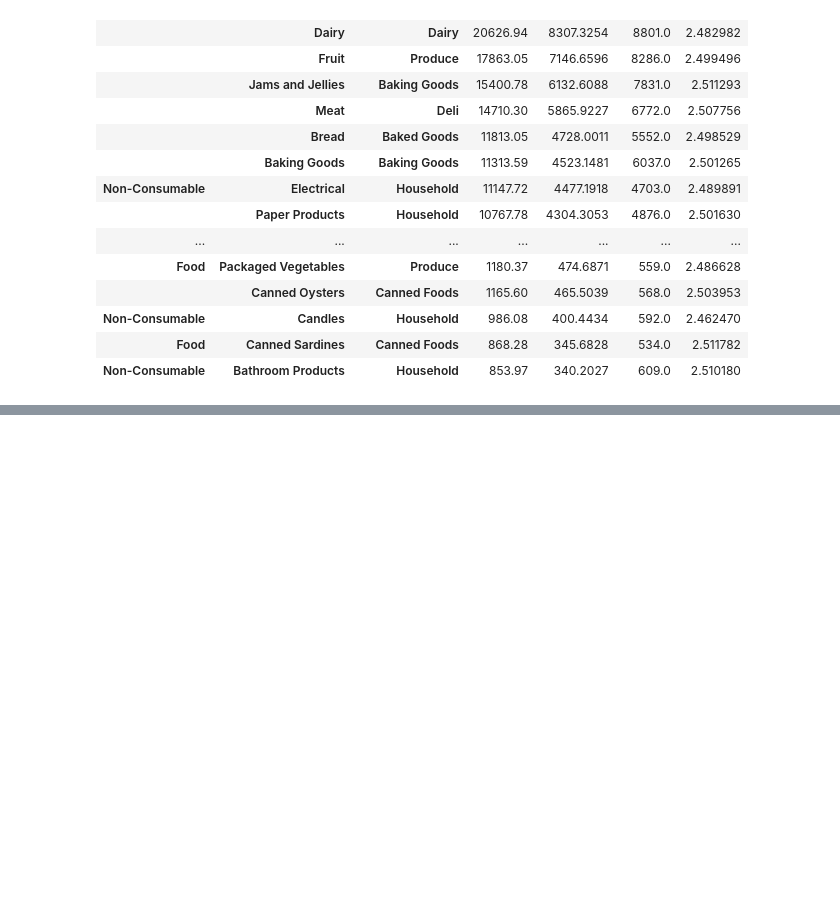
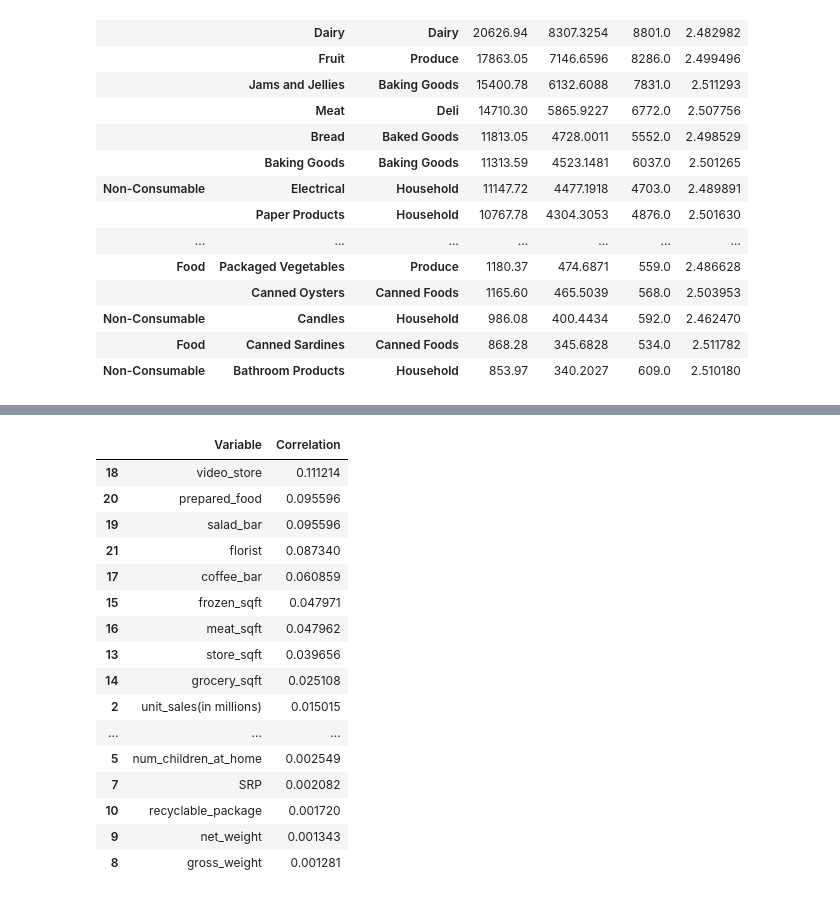
Before and after one commit to datanddoodles/customer_acq_model, a Jupyter notebook: notebooks/EDA/eda_v1.ipynb, the cells around one changed output, grey strips where cells are left out. Cells and saved outputs as stored; diff of their text form; code cells hidden in the pictures; blank space fills up the shorter version.

```diff
--- a/notebooks/EDA/eda_v1.ipynb
+++ b/notebooks/EDA/eda_v1.ipynb
@@ -217,0 +221,32 @@ revenueline
+# %%
+# Code to create a list of variables from the above dataframe that contains numeric entries.
+num_cols = data.select_dtypes(include=['number']).columns.tolist()
+# Code to calculate the correlation matrix out of the list of numeric vectors in the dataframe
+abs_corr_mat = data[num_cols].corr().abs()
+# Transform the absolute correlation matrix above to a table which compares the correlation of the response variable with all other variables in a longer format.
+response_var = 'cost'
+corr_table = (
+    abs_corr_mat[[response_var]]
+    .drop(response_var)  # Exclude correlation of response with itself
+    .reset_index()  # Reset index to make it tidy
+    .rename(columns={'index': 'Variable', response_var: 'Correlation'})  # Rename for clarity
+)
+corr_table.sort_values('Correlation',ascending=False)
+# %% [output]
+|  | Variable | Correlation |
+| 18 | video_store | 0.111214 |
+| 20 | prepared_food | 0.095596 |
+| 19 | salad_bar | 0.095596 |
+| 21 | florist | 0.087340 |
+| 17 | coffee_bar | 0.060859 |
+| 15 | frozen_sqft | 0.047971 |
+| 16 | meat_sqft | 0.047962 |
+| 13 | store_sqft | 0.039656 |
+| 14 | grocery_sqft | 0.025108 |
+| 2 | unit_sales(in millions) | 0.015015 |
+| ... | ... | ... |
+| 5 | num_children_at_home | 0.002549 |
+| 7 | SRP | 0.002082 |
+| 10 | recyclable_package | 0.001720 |
+| 9 | net_weight | 0.001343 |
+| 8 | gross_weight | 0.001281 |
```
Also changed, not shown: parts of 8 cells of this notebook.
